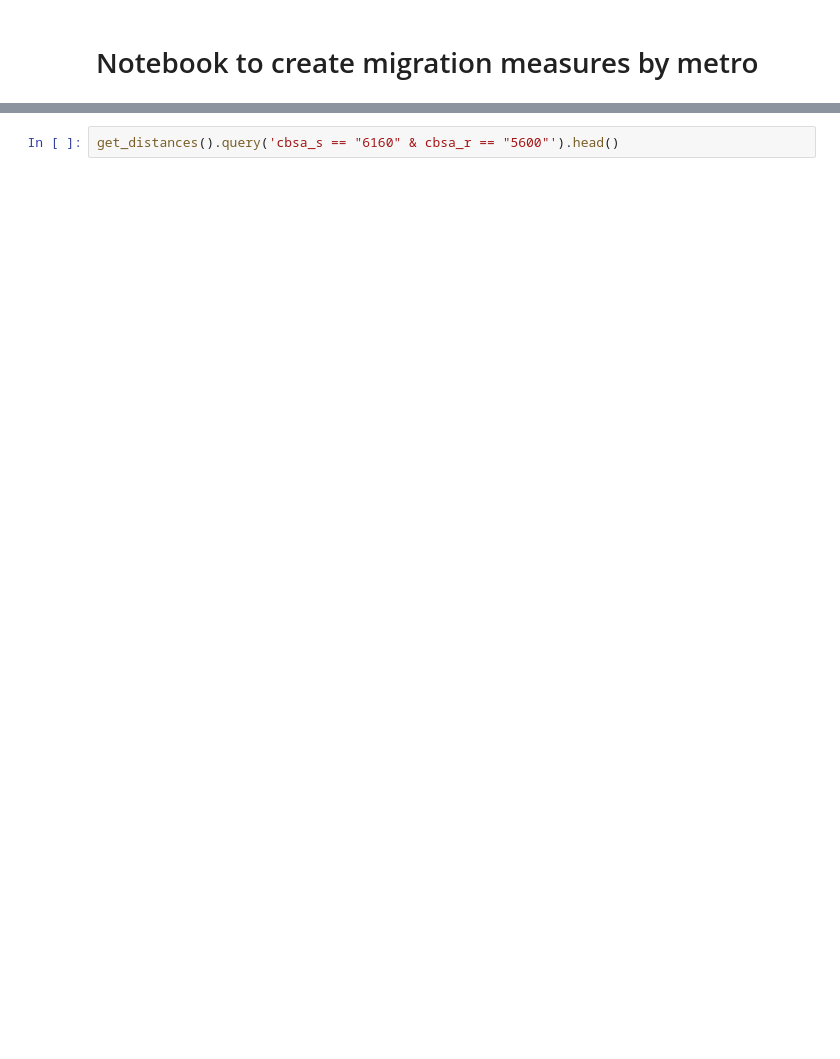
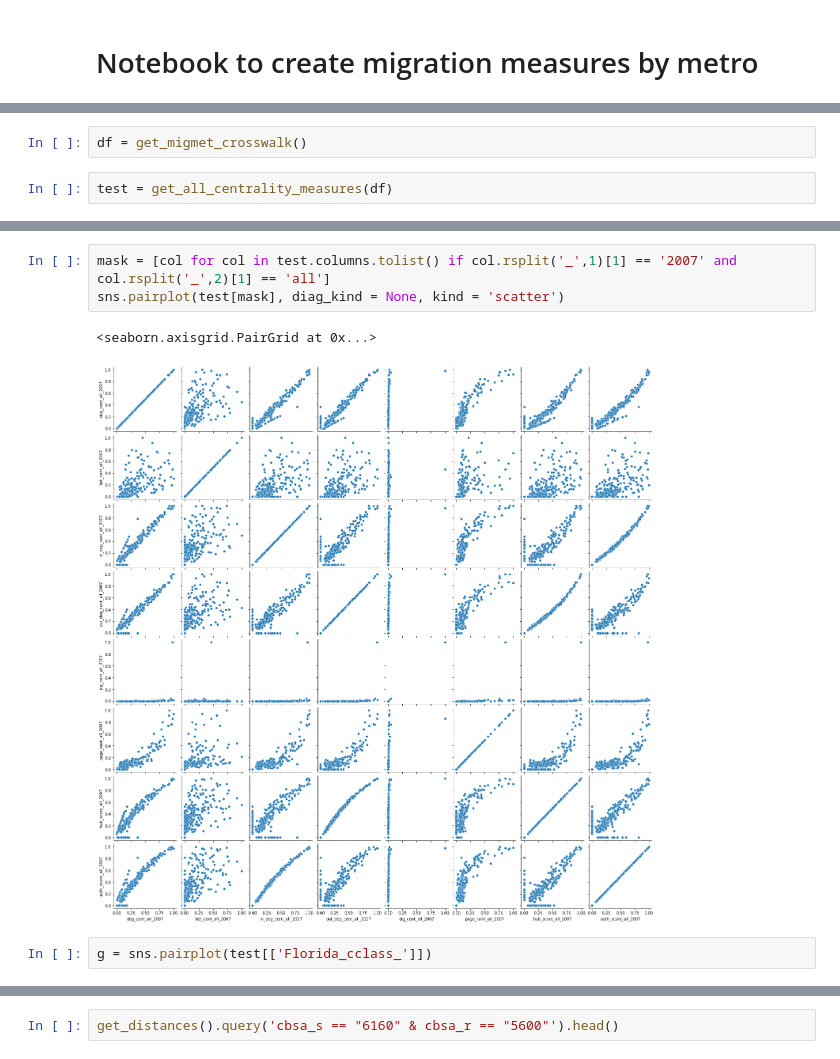
Before and after one commit to cory-yemen/RU-Thesis-Dissertation-Latex-Template, a Jupyter notebook: metropolitan_migration_variables.ipynb, the cells around one changed output, grey strips where cells are left out. Cells and saved outputs as stored; diff of their text form; blank space fills up the shorter version.

```diff
--- a/metropolitan_migration_variables.ipynb
+++ b/metropolitan_migration_variables.ipynb
@@ -222,0 +353,4 @@ def get_comp_ratio():
+# %%
+df = get_migmet_crosswalk()
+# %%
+test = get_all_centrality_measures(df)
@@ -222,0 +373,8 @@ def get_comp_ratio():
+# %%
+mask = [col for col in test.columns.tolist() if col.rsplit('_',1)[1] == '2007' and col.rsplit('_',2)[1] == 'all']
+sns.pairplot(test[mask], diag_kind = None, kind = 'scatter')
+# %% [output]
+<seaborn.axisgrid.PairGrid at 0x...>
+[figure, added]
+# %%
+g = sns.pairplot(test[['Florida_cclass_']])
```
Also changed, not shown: parts of 27 cells of this notebook.
